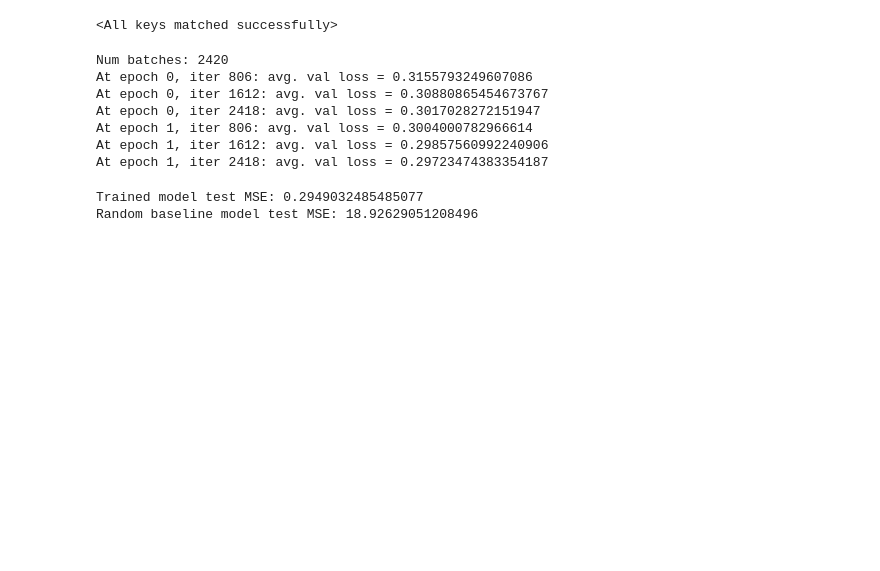
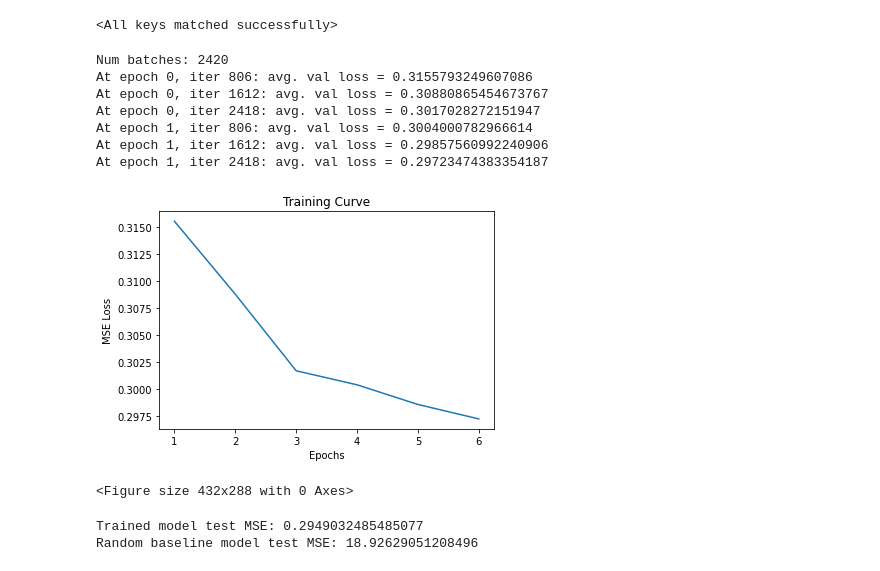
Before and after one commit to scottmaran/big_data_bowl, a Jupyter notebook: qlearning_model.ipynb, the cells around one changed output. Saved outputs shown, nothing was run; the diff lists cells and outputs as text; code cells hidden in the pictures; blank space fills up the shorter version.

```diff
--- a/qlearning_model.ipynb
+++ b/qlearning_model.ipynb
@@ -358,6 +358,31 @@ At epoch 0, iter 2418: avg. val loss = 0.3017028272151947
 At epoch 1, iter 806: avg. val loss = 0.3004000782966614
 At epoch 1, iter 1612: avg. val loss = 0.29857560992240906
 At epoch 1, iter 2418: avg. val loss = 0.29723474383354187
+# %%
+import matplotlib.pyplot as plt
+import os
+
+'''
+metric (str): e.g. 'accuracy', 'loss'
+'''
+def plot_history(history_list, metric, filename):
+
+    # plotting
+    plt.plot(list(range(1,len(history_list)+1)), history_list)
+    plt.title("Training Curve")
+    plt.xlabel("Epochs")
+    plt.ylabel(f"{metric}")
+    plt.show()
+
+    #file_path = os.path.join(os.path.dirname(os.path.abspath(__file__)), filename)
+    plt.savefig(filename)
+
+loss_list = [0.3155793249607086, 0.30880865454673767, 0.3017028272151947, 0.3004000782966614, 0.29857560992240906, 0.29723474383354187]
+
+plot_history(loss_list, 'MSE Loss', 'training_plots/val_loss.png')
+# %% [output]
+[figure, added]
+<Figure size 432x288 with 0 Axes>
 # %%
 torch.save(eval_net.state_dict(), 'model_files/sarsa_two.pt')
 torch.save(untrained_net.state_dict(), 'model_files/sarsa_two_rb.pt')
```
Also changed, not shown: parts of 4 cells of this notebook, 2 other files.
